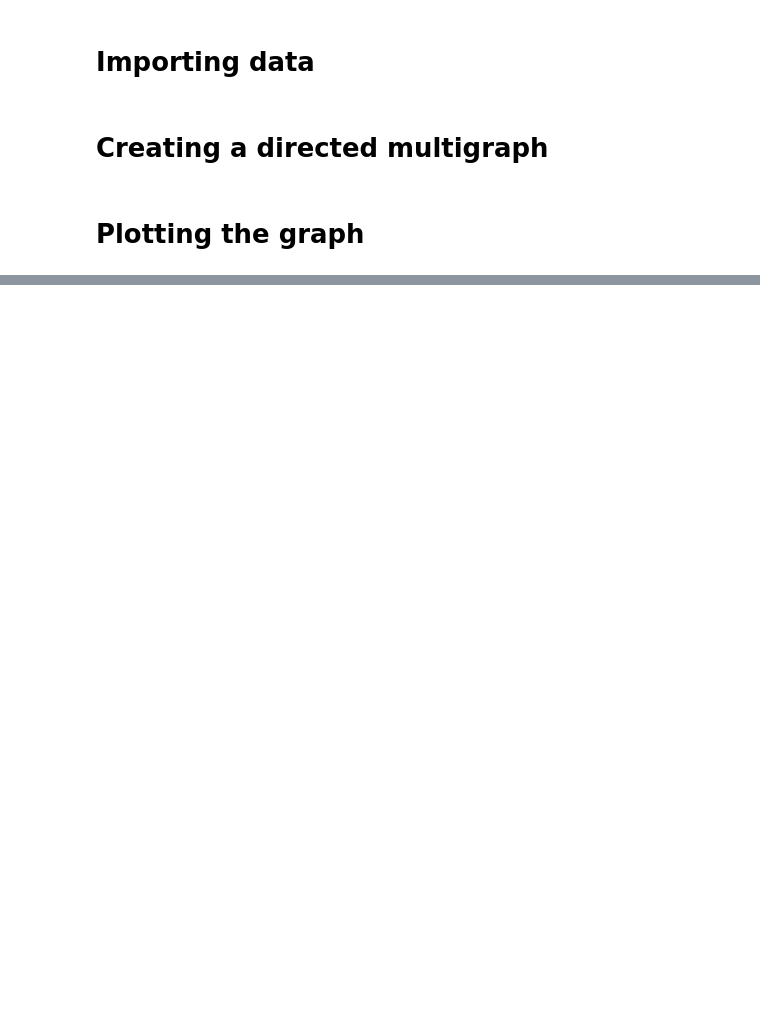
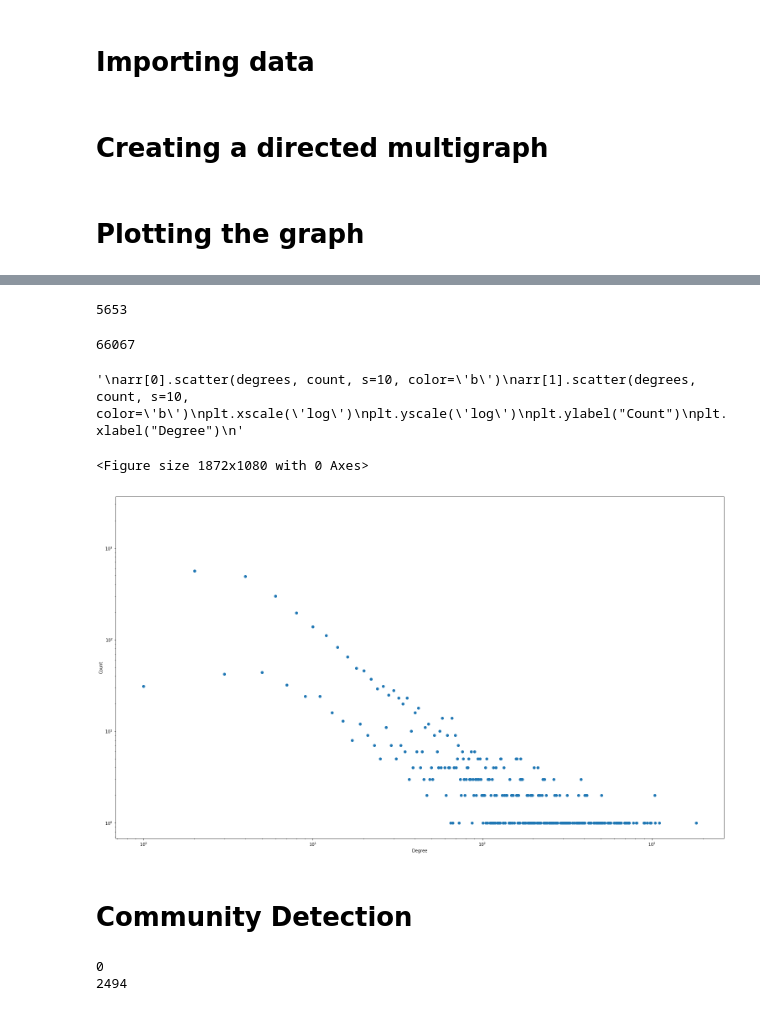
Before and after one commit to OliverFlecke/02805-Social-Graphs-and-Interactions-Project, a Jupyter notebook: AirportRoutesGraph.ipynb, the cells around one changed output, grey strips where cells are left out. Cells and saved outputs as stored; diff of their text form; code cells hidden in the pictures; blank space fills up the shorter version.

```diff
--- a/AirportRoutesGraph.ipynb
+++ b/AirportRoutesGraph.ipynb
@@ -26,7 +26,19 @@ airport_dest = list(routes_df["Destination airport"])
 airport_routes_digraph = nx.MultiDiGraph()
 
 airport_routes_digraph.add_nodes_from(airport_nodes)
-airport_routes_digraph.add_edges_from([(airport_src[i],airport_dest[i]) for i in range(len(airport_src))]);
+
+edges = [(airport_src[i],airport_dest[i]) for i in range(len(airport_src))
+        if airport_src[i] in airport_nodes and airport_dest[i] in airport_nodes
+        ]
+
+'''
+for edge in edges:
+    if edge[0] not in airport_nodes or edge[1] not in airport_nodes:
+        edges.remove(edge)
+        print(edge in edges)
+'''
+
+airport_routes_digraph.add_edges_from(edges);
 # %% [markdown]
 # Plotting the graph
 # %%
@@ -70,0 +82,48 @@ airports_df.loc[airports_df['IATA'] == "SPR"]
+# %%
+len(airport_routes_digraph.nodes)
+# %% [output]
+5653
+# %%
+len(airport_routes_digraph.edges)
+# %% [output]
+66067
+# %%
+import collections
+
+degreeforeach = sorted([d for n,d in airport_routes_digraph.degree], reverse=True)
+degreeCount = collections.Counter(degreeforeach)
+degrees, count = zip(*degreeCount.items())
+fig = plt.figure(figsize=(26,15))
+plt.scatter(degrees, count, s=10, color='b')
+plt.ylabel("Count")
+plt.xlabel("Degree")
+
+fig.savefig('regularplot.png')
+
+plt.clf()
+fig = plt.figure(figsize=(26,15))
+plt.loglog(degrees, count,'o')
+plt.ylabel("Count")
+plt.xlabel("Degree")
+
+fig.savefig('powerlawplot.png')
+
+
+
+
+#a, arr = plt.subplots(2, sharex=True)
+
+'''
+arr[0].scatter(degrees, count, s=10, color='b')
+arr[1].scatter(degrees, count, s=10, color='b')
+plt.xscale('log')
+plt.yscale('log')
+plt.ylabel("Count")
+plt.xlabel("Degree")
+'''
+# %% [output]
+'\narr[0].scatter(degrees, count, s=10, color=\'b\')\narr[1].scatter(degrees, count, s=10, color=\'b\')\nplt.xscale(\'log\')\nplt.yscale(\'log\')\nplt.ylabel("Count")\nplt.xlabel("Degree")\n'
+<Figure size 1872x1080 with 0 Axes>
+[figure, added]
+# %% [markdown]
+# Community Detection
@@ -70,0 +132,5 @@ airports_df.loc[airports_df['IATA'] == "SPR"]
+# %%
+community_partition = community.best_partition(airport_routes_digraph.to_undirected(),resolution=1.0)
+# %% [output]
+0
+2494
```
Also changed, not shown: parts of 19 cells of this notebook, 7 other files.
